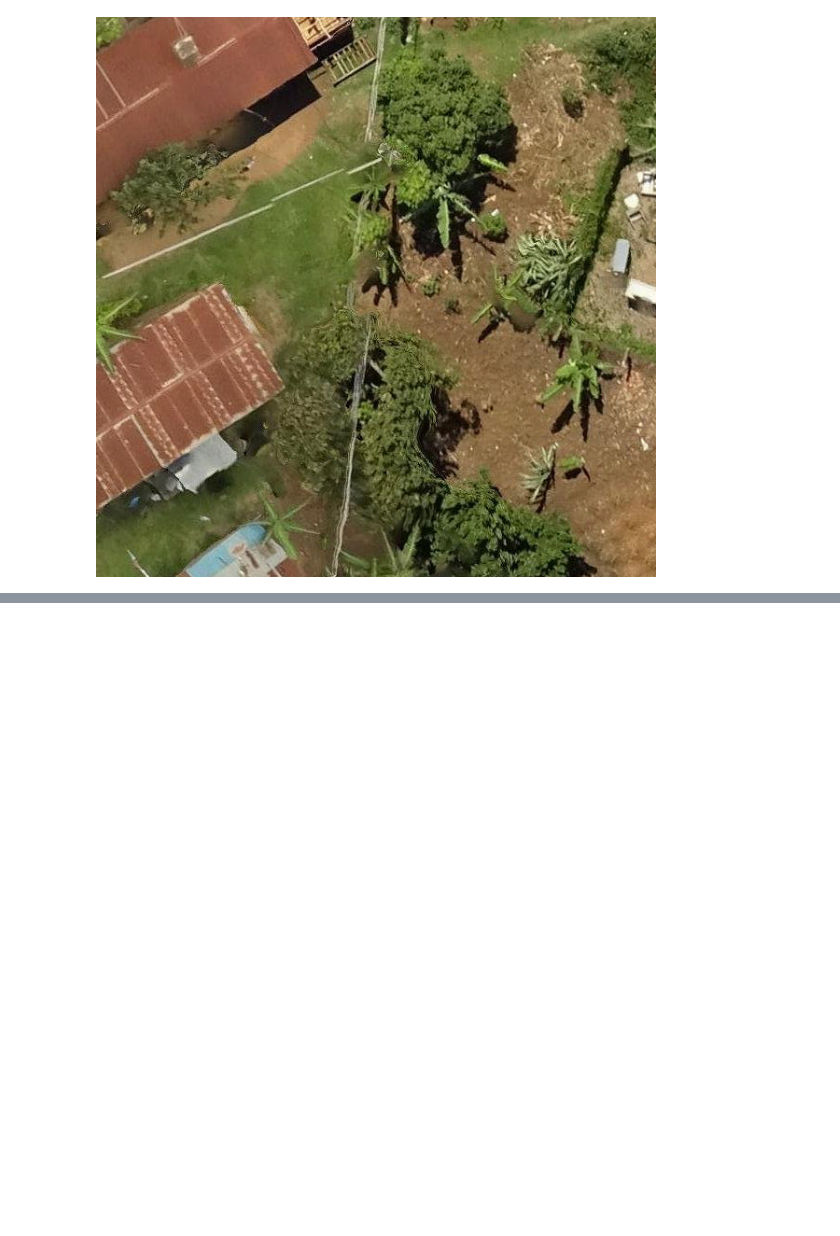
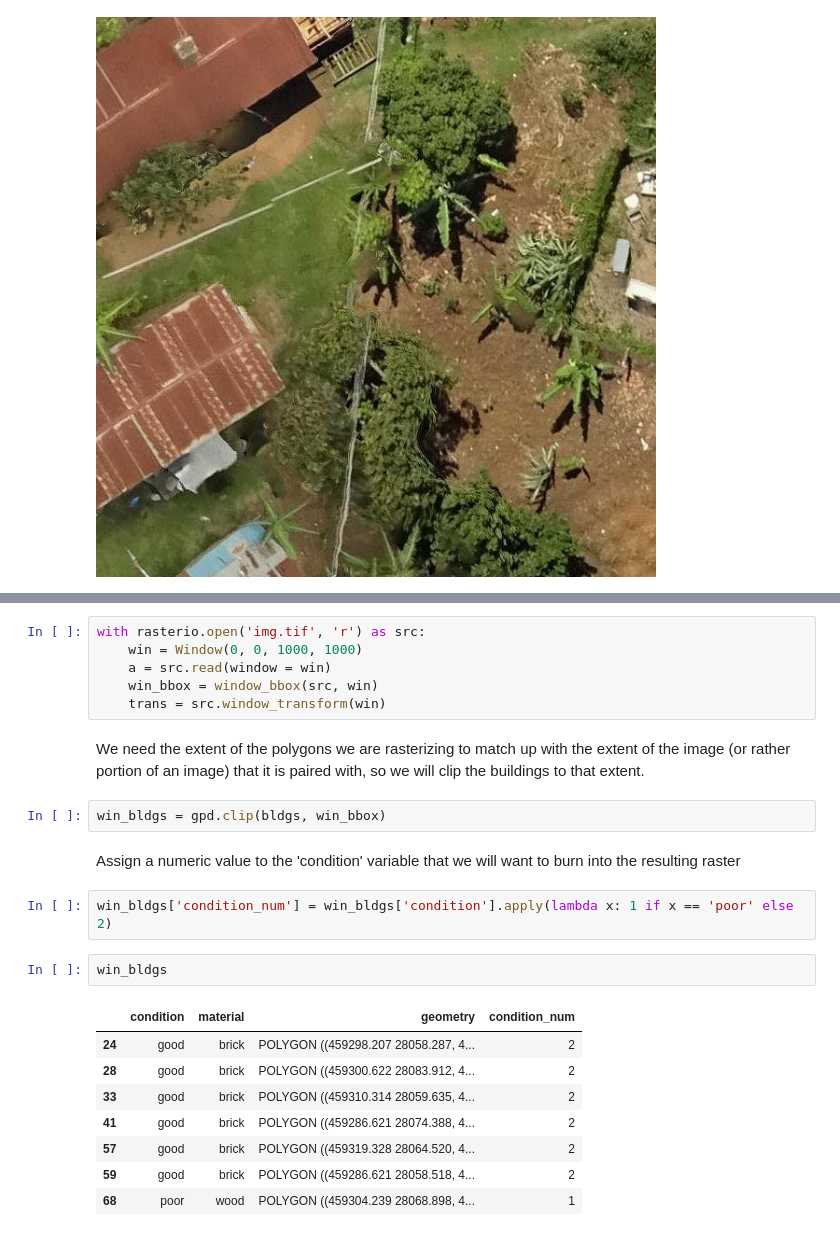
Before and after one commit to simonkassel/python-satellite-imagery-workshop, a Jupyter notebook: Python_satellite_imagery_workshop.ipynb, the cells around one changed output, grey strips where cells are left out. Drawn from its saved outputs; the diff is of its cells as text; blank space fills up the shorter version.

```diff
--- a/Python_satellite_imagery_workshop.ipynb
+++ b/Python_satellite_imagery_workshop.ipynb
@@ -355,0 +372,25 @@ display.Image(filename=f'buildings/true/{os.listdir("buildings/true")[1]}')
+# %%
+with rasterio.open('img.tif', 'r') as src:
+    win = Window(0, 0, 1000, 1000)
+    a = src.read(window = win)
+    win_bbox = window_bbox(src, win)
+    trans = src.window_transform(win)
+# %% [markdown]
+We need the extent of the polygons we are rasterizing to match up with the extent of the image (or rather portion of an image) that it is paired with, so we will clip the buildings to that extent.
+# %%
+win_bldgs = gpd.clip(bldgs, win_bbox)
+# %% [markdown]
+Assign a numeric value to the 'condition' variable that we will want to burn into the resulting raster
+# %%
+win_bldgs['condition_num'] = win_bldgs['condition'].apply(lambda x: 1 if x == 'poor' else 2)
+# %%
+win_bldgs
+# %% [output]
+|  | condition | material | geometry | condition_num |
+| 24 | good | brick | POLYGON ((459298.207 28058.287, 4... | 2 |
+| 28 | good | brick | POLYGON ((459300.622 28083.912, 4... | 2 |
+| 33 | good | brick | POLYGON ((459310.314 28059.635, 4... | 2 |
+| 41 | good | brick | POLYGON ((459286.621 28074.388, 4... | 2 |
+| 57 | good | brick | POLYGON ((459319.328 28064.520, 4... | 2 |
+| 59 | good | brick | POLYGON ((459286.621 28058.518, 4... | 2 |
+| 68 | poor | wood | POLYGON ((459304.239 28068.898, 4... | 1 |
```
Also changed, not shown: parts of 32 cells of this notebook, 3 other files.
